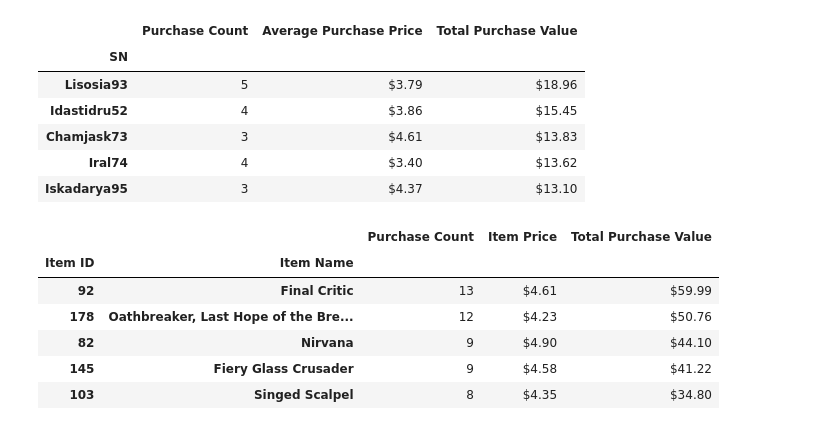
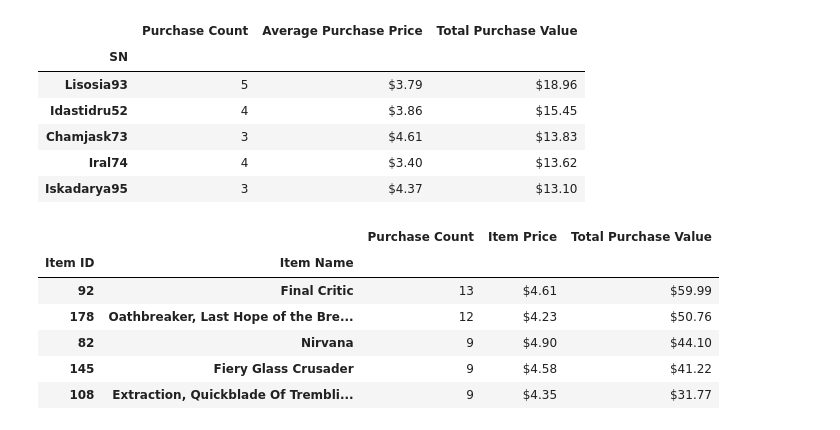
Before and after one commit to luciennekaplan/pandas-challenge, a Jupyter notebook: HeroesOfPymoli/Untitled.ipynb, the cells around one changed output. Drawn from its saved outputs; the diff is of its cells as text; code cells hidden in the pictures.

```diff
--- a/HeroesOfPymoli/Untitled.ipynb
+++ b/HeroesOfPymoli/Untitled.ipynb
@@ -242,30 +242,31 @@ top_spenders
 # %%
 price_sum = purchase_data_df.loc[:, ["Item Name", "Price", "Item ID"]]
 price_sum = price_sum.groupby(['Item Name', "Item ID"])['Price'].sum()
 price_sum = pd.DataFrame(price_sum)
 price_sum = price_sum.sort_values("Price", ascending=False)
 purchase_count = purchase_data_df.loc[:, ["Item Name", "Purchase ID", "Item ID"]]
 purchase_count = purchase_count.groupby(['Item Name', "Item ID"])['Purchase ID'].count()
 purchase_count = pd.DataFrame(purchase_count)
 purchase_count = purchase_count.sort_values("Purchase ID", ascending=False)
 merge_df = pd.merge(price_sum, purchase_count, on=['Item ID', 'Item Name'])
 avg_1= (merge_df.iloc[0, 0]) / (merge_df.iloc[0, 1])
 avg_2= (merge_df.iloc[1, 0]) / (merge_df.iloc[1, 1])
 avg_3= (merge_df.iloc[2, 0]) / (merge_df.iloc[2, 1])
 avg_4= (merge_df.iloc[3, 0]) / (merge_df.iloc[3, 1])
 avg_5= (merge_df.iloc[4, 0]) / (merge_df.iloc[4, 1])
-merge_df = merge_df.iloc[[0, 1, 2, 3, 4], :]
-merge_df["Item Price"] = [avg_1, avg_2, avg_3, avg_4, avg_5]
-merge_df = merge_df.rename(columns={"Purchase ID" : "Purchase Count", "Price": "Total Purchase Value"})
-merge_df["Total Purchase Value"] = merge_df["Total Purchase Value"].astype(float).map("${:,.2f}".format)
-merge_df["Item Price"] = merge_df["Item Price"].astype(float).map("${:,.2f}".format)
-merge_df = merge_df[["Purchase Count", "Item Price", "Total Purchase Value"]]
-merge_df
+most_pop_df = merge_df.sort_values("Purchase ID", ascending=False)
+most_pop_df = most_pop_df.iloc[[0, 1, 2, 3, 4], :]
+most_pop_df["Item Price"] = [avg_1, avg_2, avg_3, avg_4, avg_5]
+most_pop_df = most_pop_df.rename(columns={"Purchase ID" : "Purchase Count", "Price": "Total Purchase Value"})
+most_pop_df["Total Purchase Value"] = most_pop_df["Total Purchase Value"].astype(float).map("${:,.2f}".format)
+most_pop_df["Item Price"] = most_pop_df["Item Price"].astype(float).map("${:,.2f}".format)
+most_pop_df = most_pop_df[["Purchase Count", "Item Price", "Total Purchase Value"]]
+most_pop_df
 # %% [output]
 |  |  | Purchase Count | Item Price | Total Purchase Value |
 | Item ID | Item Name |  |  |  |
 | 92 | Final Critic | 13 | $4.61 | $59.99 |
 | 178 | Oathbreaker, Last Hope of the Bre... | 12 | $4.23 | $50.76 |
 | 82 | Nirvana | 9 | $4.90 | $44.10 |
 | 145 | Fiery Glass Crusader | 9 | $4.58 | $41.22 |
-| 103 | Singed Scalpel | 8 | $4.35 | $34.80 |
+| 108 | Extraction, Quickblade Of Trembli... | 9 | $4.35 | $31.77 |
```
Also changed, not shown: parts of 3 cells of this notebook.
